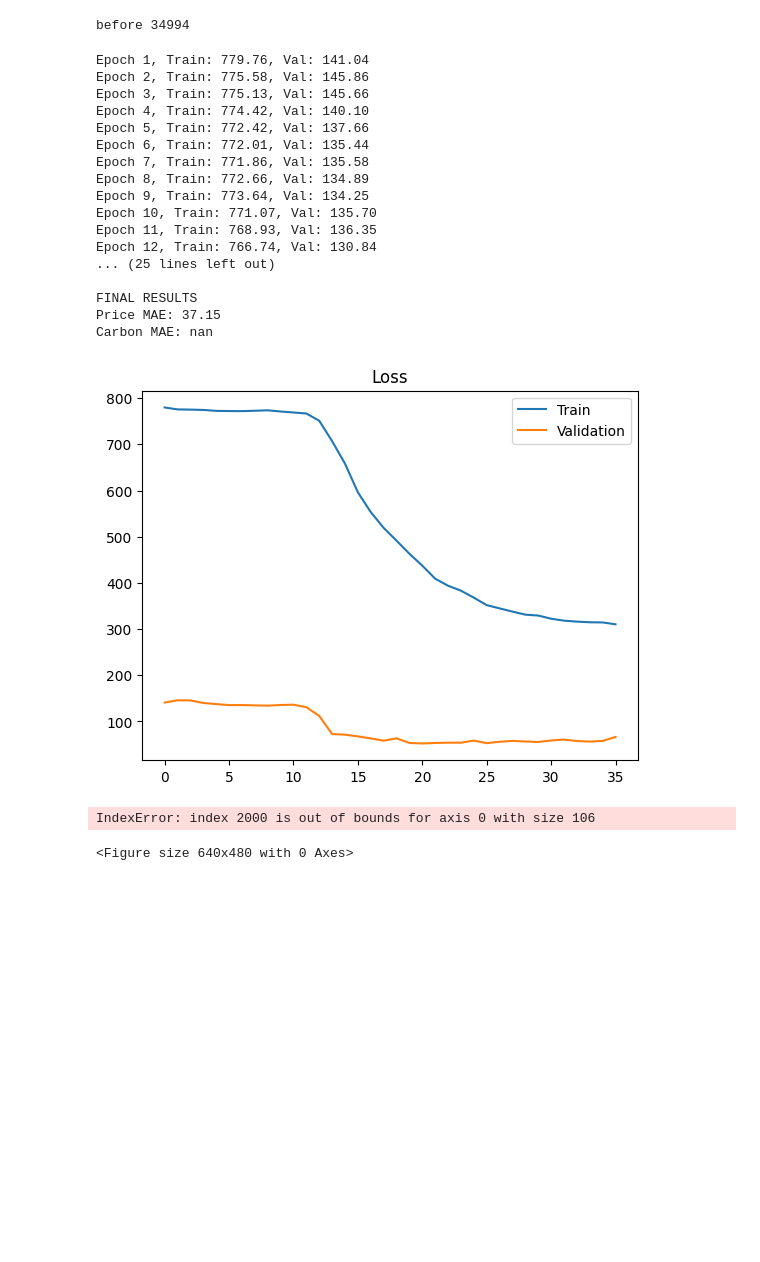
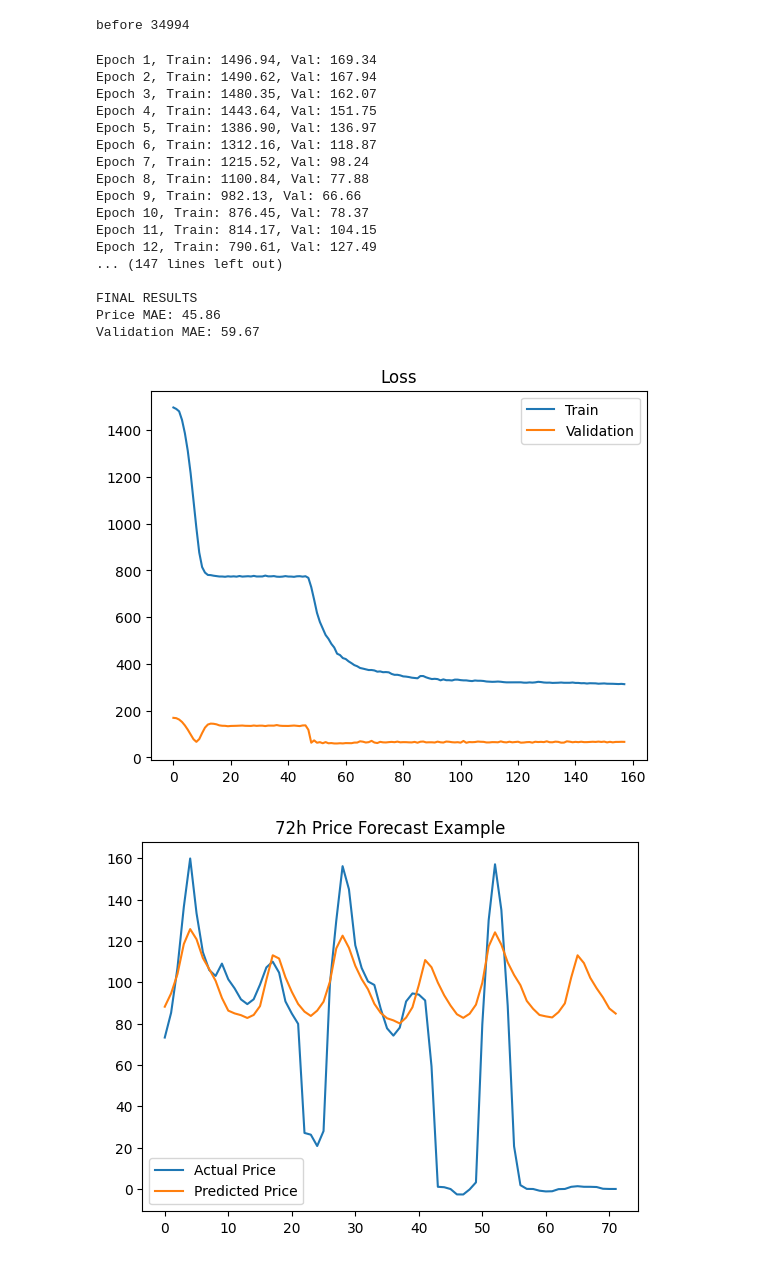
Before and after one commit to JonasDennisHansen/Advanced_business_analytics, a Jupyter notebook: LSTM_ludvig.ipynb, the cells around one changed output. Drawn from its saved outputs; the diff is of its cells as text; code cells hidden in the pictures; blank space fills up the shorter version.

```diff
--- a/LSTM_ludvig.ipynb
+++ b/LSTM_ludvig.ipynb
@@ -740,7 +724,7 @@ plt.show()
 
 HORIZON = 72
 SEQ_LEN = 48
-EPOCHS = 100
+EPOCHS = 1000
 
 
 df_main = pd.read_csv("final_data.csv")
@@ -771,6 +755,7 @@ df_z1["hour"] = df_z1["datetime"].dt.hour
 df_z1["lag_1"] = df_z1["value_spot"].shift(1)
 df_z1["lag_2"] = df_z1["value_spot"].shift(2)
 df_z1["lag_24"] = df_z1["value_spot"].shift(24)
+df_z1["lag_168"] = df_z1["value_spot"].shift(24*7)
 
 df_z1 = df_z1.ffill()
 
@@ -805,7 +790,7 @@ df_z1 = df_z1.fillna(0)
 
 df_z1 = df_z1.drop(columns=["emissionFactorType", "battery storage", "hydro storage", "flows", "unit_spot", "unit_total_load"])
 
-
+df_z1["rolling_mean_24"] = df_z1["value_spot"].rolling(window=24).mean()
 
 
 df_z1["hour_sin"] = np.sin(2 * np.pi * df_z1["hour"] / 24)
@@ -882,22 +867,8 @@ val_loader   = DataLoader(SeqDataset(X_val, Y_val), batch_size=64)
 test_loader  = DataLoader(SeqDataset(X_test, Y_test), batch_size=64)
 
 
-class LSTMModel(nn.Module):
-    def __init__(self, input_dim):
-        super().__init__()
-        self.lstm = nn.LSTM(input_dim, 64, num_layers=2, batch_first=True, dropout=0.2)
-        self.fc = nn.Sequential(
-            nn.Linear(64, 256),
-            nn.ReLU(),
-            nn.Linear(256, 24)
-        )
-
-    def forward(self, x):
-        out, _ = self.lstm(x)
-        out = out[:, -1, :]
-        return self.fc(out)
-
-model = LSTMModel(X_train.shape[2])
+import LSTM_PRICE
+model = LSTM_PRICE.LSTMModelPrice(input_dim=X_train.shape[2], HORIZON=HORIZON)
 
 criterion = nn.L1Loss()
 optimizer = torch.optim.Adam(model.parameters(), lr=0.001)
@@ -906,7 +877,7 @@ train_losses, val_losses = [], []
 best_val_loss = float("inf")
 counter = 0
 best_weights = None
-patience = 15
+patience = 100
 
 for epoch in range(EPOCHS):
     model.train()
@@ -955,52 +926,49 @@ with torch.no_grad():
 preds = np.vstack(preds)
 actuals = np.vstack(actuals)
 
-price_pred = preds[:, :24]
-carbon_pred = preds[:, 24:]
+price_pred = preds[:, :]
 
-price_true = actuals[:, :24]
-carbon_true = actuals[:, 24:]
+price_true = actuals[:, :]
 
 print("\nFINAL RESULTS")
 print(f"Price MAE: {np.mean(np.abs(price_pred - price_true)):.2f}")
-print(f"Carbon MAE: {np.mean(np.abs(carbon_pred - carbon_true)):.2f}")
+print(f"Validation MAE: {best_val_loss:.2f}")
 # %% [output]
-Epoch 1, Train: 779.76, Val: 141.04
-Epoch 2, Train: 775.58, Val: 145.86
-Epoch 3, Train: 775.13, Val: 145.66
-Epoch 4, Train: 774.42, Val: 140.10
-Epoch 5, Train: 772.42, Val: 137.66
-Epoch 6, Train: 772.01, Val: 135.44
-Epoch 7, Train: 771.86, Val: 135.58
-Epoch 8, Train: 772.66, Val: 134.89
-Epoch 9, Train: 773.64, Val: 134.25
-Epoch 10, Train: 771.07, Val: 135.70
-Epoch 11, Train: 768.93, Val: 136.35
-Epoch 12, Train: 766.74, Val: 130.84
-... (25 lines left out)
+Epoch 1, Train: 1496.94, Val: 169.34
+Epoch 2, Train: 1490.62, Val: 167.94
+Epoch 3, Train: 1480.35, Val: 162.07
+Epoch 4, Train: 1443.64, Val: 151.75
+Epoch 5, Train: 1386.90, Val: 136.97
+Epoch 6, Train: 1312.16, Val: 118.87
+Epoch 7, Train: 1215.52, Val: 98.24
+Epoch 8, Train: 1100.84, Val: 77.88
+Epoch 9, Train: 982.13, Val: 66.66
+Epoch 10, Train: 876.45, Val: 78.37
+Epoch 11, Train: 814.17, Val: 104.15
+Epoch 12, Train: 790.61, Val: 127.49
+... (147 lines left out)
 
 FINAL RESULTS
-Price MAE: 37.15
-Carbon MAE: nan
+Price MAE: 45.86
+Validation MAE: 59.67
 # %%
 # Loss curves
 plt.figure()
 plt.plot(train_losses, label="Train")
 plt.plot(val_losses, label="Validation")
 plt.legend()
 plt.title("Loss")
 plt.show()
 
 #example plot
-idx = 2000
+idx = 10
 
 plt.figure()
 plt.plot(price_true[idx], label="Actual Price")
 plt.plot(price_pred[idx], label="Predicted Price")
 plt.legend()
-plt.title("24h Price Forecast Example")
+plt.title("72h Price Forecast Example")
 plt.show()
 # %% [output]
-[figure, old version]
+[figure, new version]
-IndexError: index 2000 is out of bounds for axis 0 with size 106
-<Figure size 640x480 with 0 Axes>
+[figure, added]
```
Also changed, not shown: parts of 14 cells of this notebook, 5 other files.
